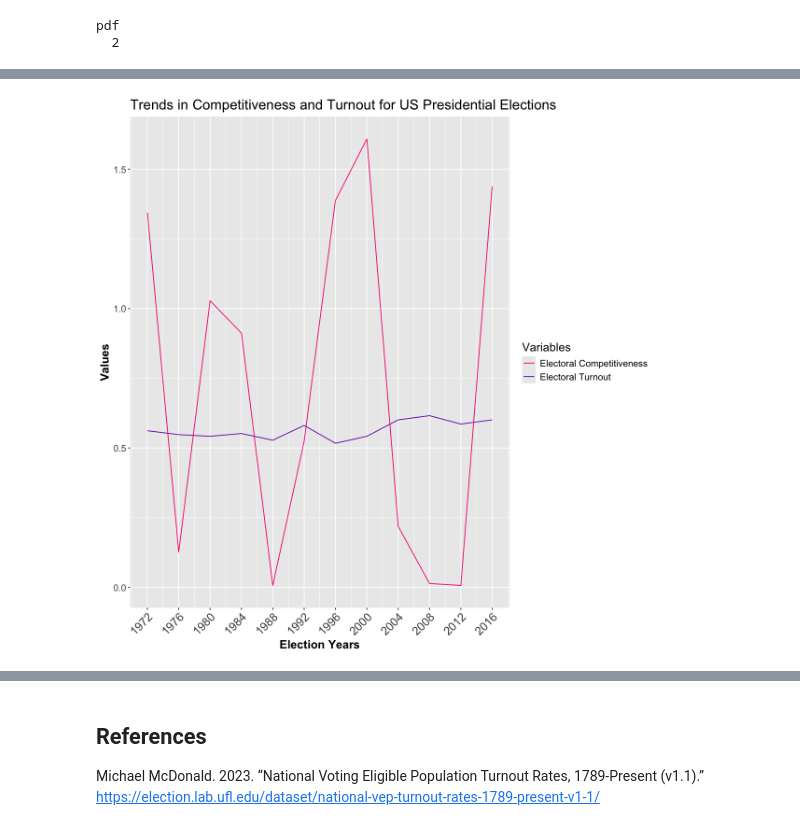
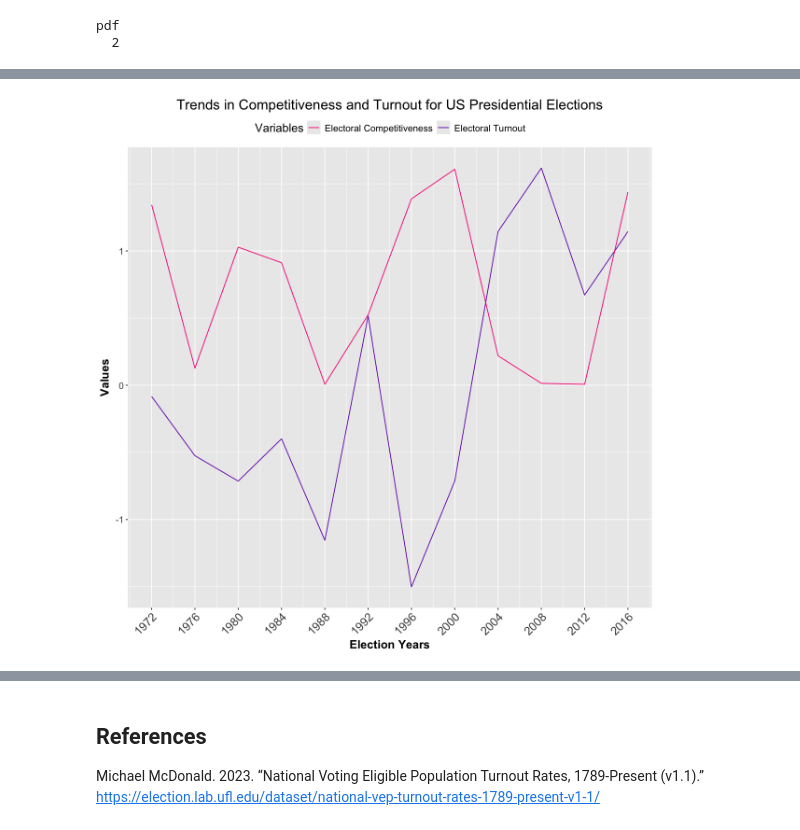
Before and after one commit to Kaylan-W/electoral-competitiveness-poli_381, a Jupyter notebook: pt_2/correlation.ipynb, the cells around one changed output, grey strips where cells are left out. Cells and saved outputs as stored; diff of their text form; code cells hidden in the pictures.

```diff
--- a/pt_2/correlation.ipynb
+++ b/pt_2/correlation.ipynb
@@ -166,7 +166,9 @@ pdf
   2
 # %%
 # rename columns to reflect they are related to the ratings not turnout
-rating_stats <- rename(rating_stats, rating_mean = mean, rating_median = median, rating_std = std, rating_variance = variance, rating_kurtosis = kurtosis)
+# rating_stats <- rename(rating_stats, rating_mean = mean, rating_median = median, rating_std = std, rating_variance = variance, rating_kurtosis = kurtosis)
 
 # merge the two dataframes together
 merged_df <- merge(filtered_turnout, rating_stats, by = "election_year")
+merged_df$turnout_scaled <- scale(merged_df$turnout)
+merged_df
@@ -191,23 +191,26 @@ A data.frame: 12 × 8
 # %%
 # Define sequence of values to be x axis labels
 x <- seq(1972,2016,length.out = 12)
 
 turnout_v_med <- ggplot(merged_df, aes(x = election_year)) +
-  geom_line(aes(y = turnout, color = "Electoral Turnout")) +
+  geom_line(aes(y = turnout_scaled, color = "Electoral Turnout")) +
   geom_line(aes(y = rating_std, color = "Electoral Competitiveness")) +
   labs(title = "Trends in Competitiveness and Turnout for US Presidential Elections", x = "Election Years", y = "Values") +
-  # scale_x_continuous(breaks = seq(1972, 2016, 4)) +
   scale_color_manual(values = c("Electoral Turnout" = "#7209b7", "Electoral Competitiveness" = "#f72585"), name = "Variables") +
   theme(
-        text = element_text(size = 15),
-        axis.text.x = element_text(angle = 45, hjust = 1, size =15),
-        axis.title = element_text(face = "bold")) +
+    text = element_text(size = 15),
+    axis.text.x = element_text(angle = 45, hjust = 1, size =15),
+    axis.title = element_text(face = "bold"),
+    plot.title = element_text(hjust = 0.5),
+    legend.position = "top",
+    legend.justification = "centre"
+  ) +
   scale_x_continuous(breaks = seq(1972, 2016, 4))
 
 turnout_v_med
-ggsave("../pt_2/img_line_compare.png", plot = turnout_v_med, width = 10, height = 10)
+ggsave("../pt_2/img_line_compare_scaled.png", plot = turnout_v_med, width = 10, height = 10)
 # %% [output]
-[figure, old version]
+[figure, new version]
 # %%
 turnout_v_med_loess <- ggplot(merged_df, aes(x = election_year)) +
   geom_line(aes(y = turnout, color = "Electoral Turnout")) +
```
Also changed, not shown: parts of 4 cells of this notebook.
